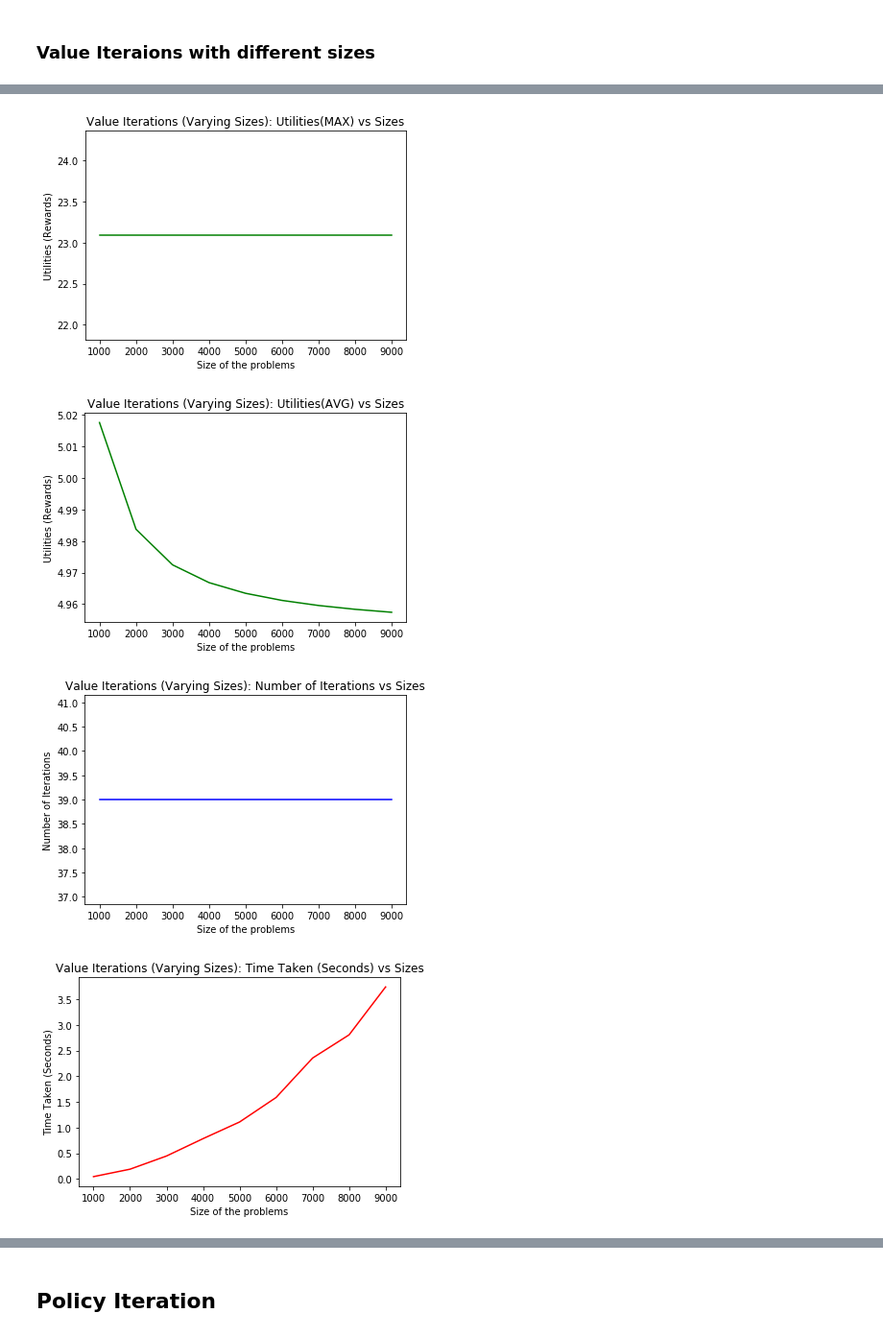
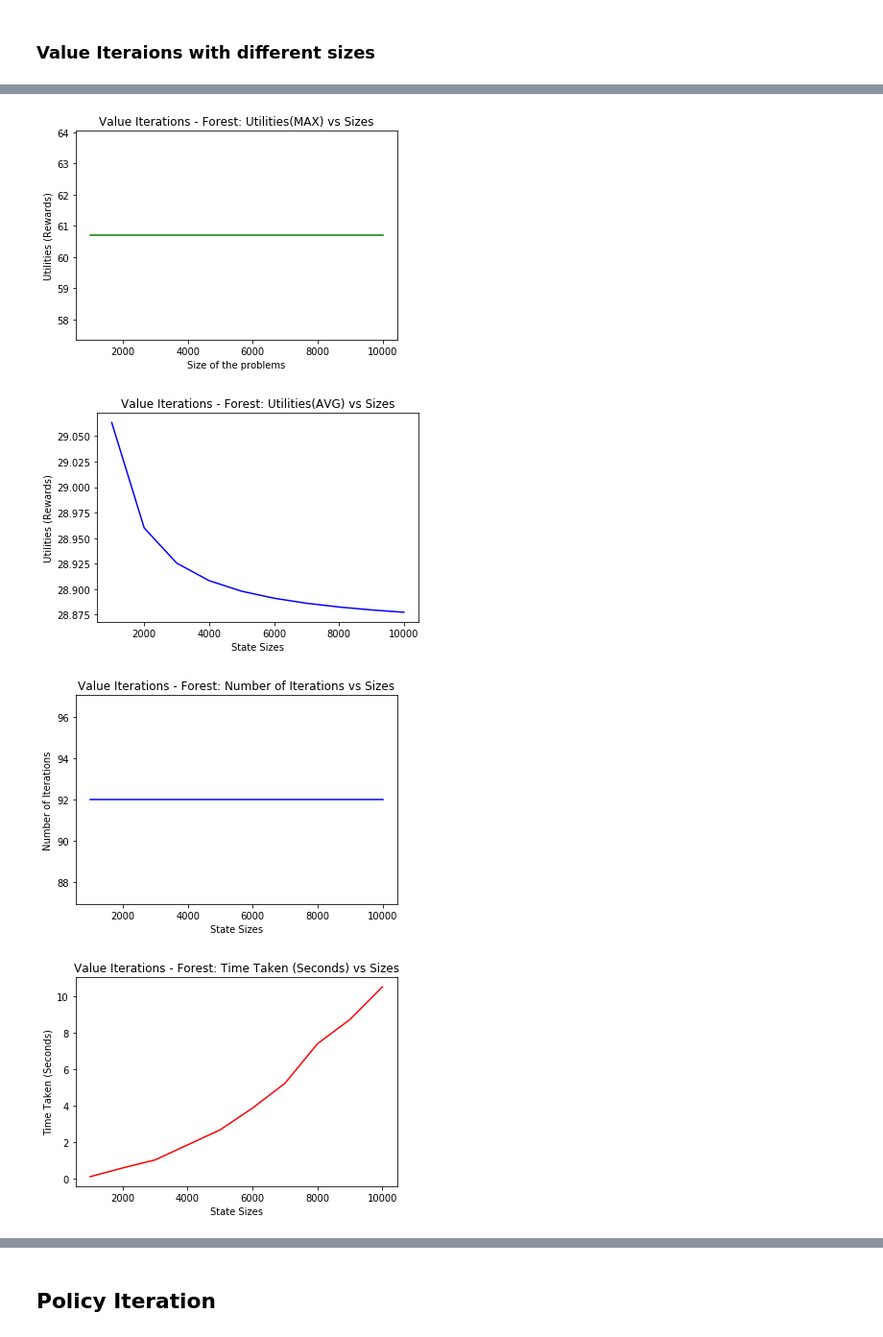
Before and after one commit to wariskul/machine_learning_cs7641_hw_submission, a Jupyter notebook: HW4_Scripts/HW4 - Forest.ipynb, the cells around one changed output, grey strips where cells are left out. Shown at 96% size. Drawn from its saved outputs; the diff is of its cells as text; code cells hidden in the pictures.

```diff
--- a/HW4_Scripts/HW4 - Forest.ipynb
+++ b/HW4_Scripts/HW4 - Forest.ipynb
@@ -152,7 +152,7 @@ plt.show(fig)
 ### Value Iteraions with different sizes
 # %%
 gamma = 0.99
-size_to_loop = np.arange(1000, 10000, 1000)
+size_to_loop = np.arange(1000, 10001, 1000)
 
 # 4x4 !!
 vi_size_util_opt_pol = []
@@ -194,6 +196,6 @@ Utility of optimal policy: (60.701641491614865, 28.87969855705093) Time Taken: 8
 # %%
 import matplotlib.pyplot as plt
-algo = 'Value Iterations (Varying Sizes):'
+algo = 'Value Iterations - Forest:'
 fig, ax = plt.subplots()
 ax.plot(list(size_to_loop) , [i[0] for i in vi_size_rewards_list], "g-")
 ax.set_xlabel('Size of the problems')
@@ -202,39 +204,39 @@ ax.set_title(f'{algo} Utilities(MAX) vs Sizes')
 # ax.legend()
 plt.show(fig)
 
 fig, ax = plt.subplots()
-ax.plot(list(size_to_loop) , [i[1] for i in vi_size_rewards_list], "g-")
-ax.set_xlabel('Size of the problems')
+ax.plot(list(size_to_loop) , [i[1] for i in vi_size_rewards_list], "b-")
+ax.set_xlabel('State Sizes')
 ax.set_ylabel('Utilities (Rewards)')
 ax.set_title(f'{algo} Utilities(AVG) vs Sizes')
 # ax.legend()
 plt.show(fig)
 
 fig, ax = plt.subplots()
 ax.plot(list(size_to_loop) , vi_size_num_iterations, "b-")
-ax.set_xlabel('Size of the problems')
+ax.set_xlabel('State Sizes')
 ax.set_ylabel('Number of Iterations')
 ax.set_title(f'{algo} Number of Iterations vs Sizes')
 # ax.legend()
 plt.show(fig)
 
 fig, ax = plt.subplots()
 ax.plot(list(size_to_loop) , vi_size_time_taken_list, "r-")
-ax.set_xlabel('Size of the problems')
+ax.set_xlabel('State Sizes')
 ax.set_ylabel('Time Taken (Seconds)')
 ax.set_title(f'{algo} Time Taken (Seconds) vs Sizes')
 # ax.legend()
 plt.show(fig)
 
 fig, ax = plt.subplots()
 ax.plot(list(size_to_loop) , vi_size_error_list, "r-")
-ax.set_xlabel('Size of the problems')
+ax.set_xlabel('State Sizes')
 ax.set_ylabel('Time Taken (Seconds)')
 ax.set_title(f'{algo} Error vs Sizes')
 # ax.legend()
 plt.show(fig)
 # %% [output]
-[figure, old version]
+[figure, new version]
-[figure, old version]
+[figure, new version]
-[figure, old version]
+[figure, new version]
-[figure, old version]
+[figure, new version]
```
Also changed, not shown: parts of 4 cells of this notebook, 1 other file.
